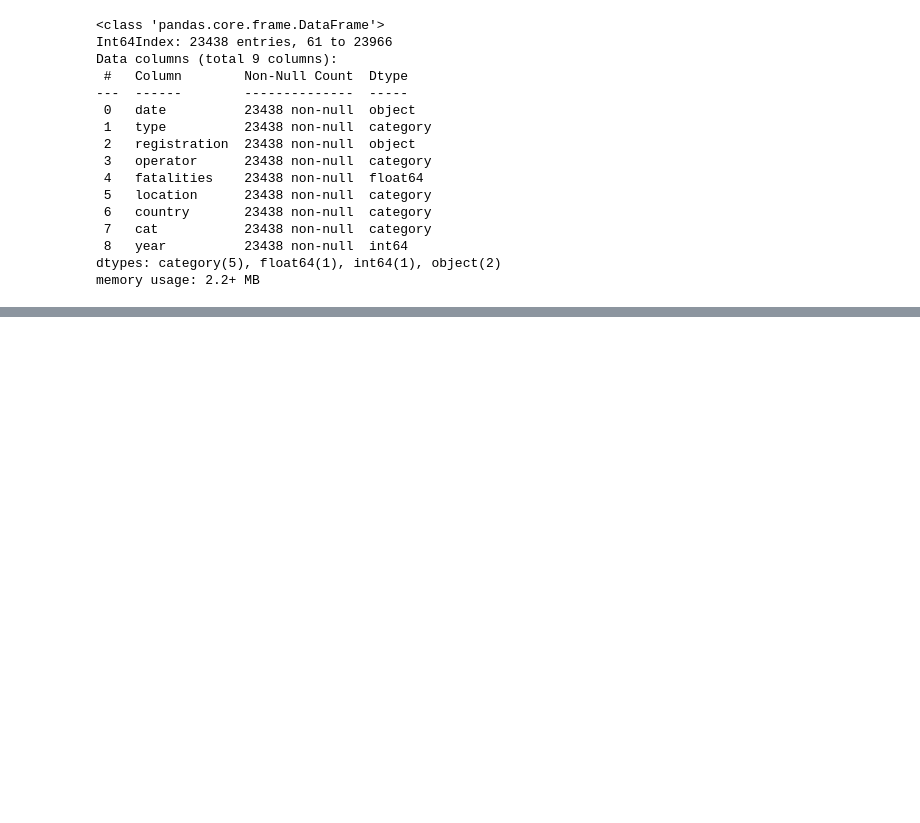
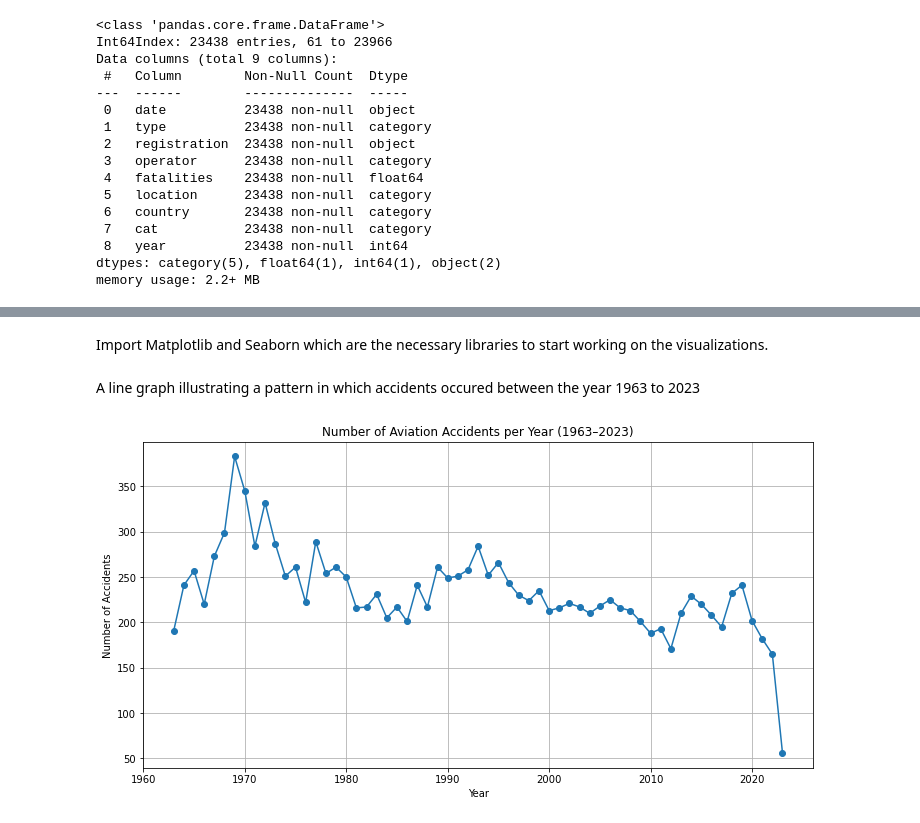
Before and after one commit to maryannngongi/Phase_1_Project, a Jupyter notebook: index.ipynb, the cells around one changed output, grey strips where cells are left out. Cells and saved outputs as stored; diff of their text form; code cells hidden in the pictures; blank space fills up the shorter version.

Commit message:
visualizations and editing markdowns

```diff
--- a/index.ipynb
+++ b/index.ipynb
@@ -130,8 +120,6 @@ df['year'] = pd.to_numeric(df['year'], errors='coerce')
 
 df = df.dropna(subset=['year'])
 df['year'] = df['year'].astype(int)
-# %%
-df.loc[:, categorical_cols] = df[categorical_cols].astype('category')
 # %%
 categorical_cols = ['type', 'operator', 'country', 'location', 'cat']
 df[categorical_cols] = df[categorical_cols].astype('category')
@@ -197,0 +191,5 @@ memory usage: 2.2+ MB
+# %%
+
+df_filtered = df[(df['year'] >= 1963) & (df['year'] <= 2023)]
+
+print(df_filtered)
@@ -198,3 +214,5 @@ memory usage: 2.2+ MB
+# %% [markdown]
+Import Matplotlib and Seaborn which are the necessary libraries to start working on the visualizations.
 # %%
 import matplotlib.pyplot as plt
 import seaborn as sns
@@ -200,0 +222,15 @@ import seaborn as sns
+# %% [markdown]
+A line graph illustrating a pattern in which accidents occured between the year 1963 to 2023
+# %%
+
+accidents_per_year = df_filtered.groupby('year').size()
+
+plt.figure(figsize=(12,6))
+accidents_per_year.plot(kind='line', marker='o')
+plt.title("Number of Aviation Accidents per Year (1963–2023)")
+plt.xlabel("Year")
+plt.ylabel("Number of Accidents")
+plt.grid(True)
+plt.show()
+# %% [output]
+[figure, added]
```
Also changed, not shown: parts of 20 cells of this notebook.
